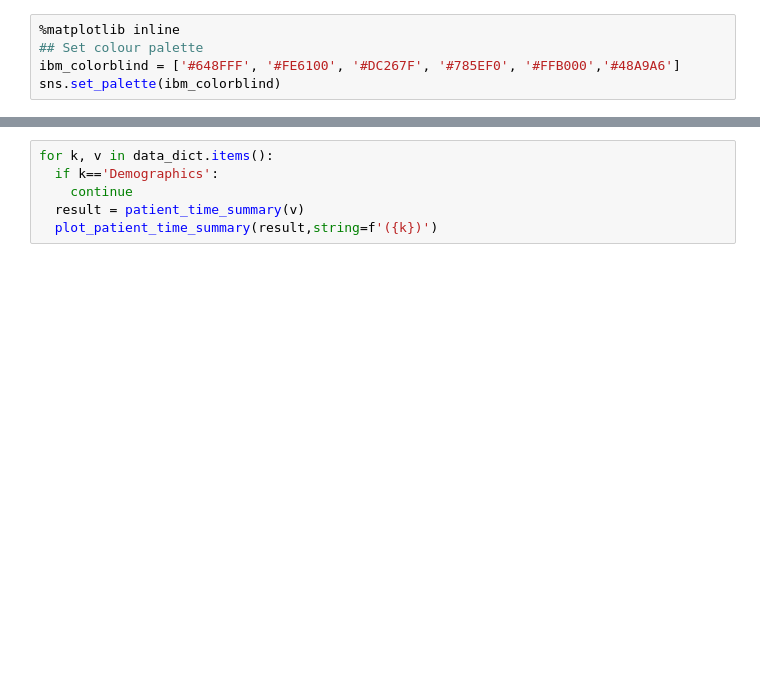
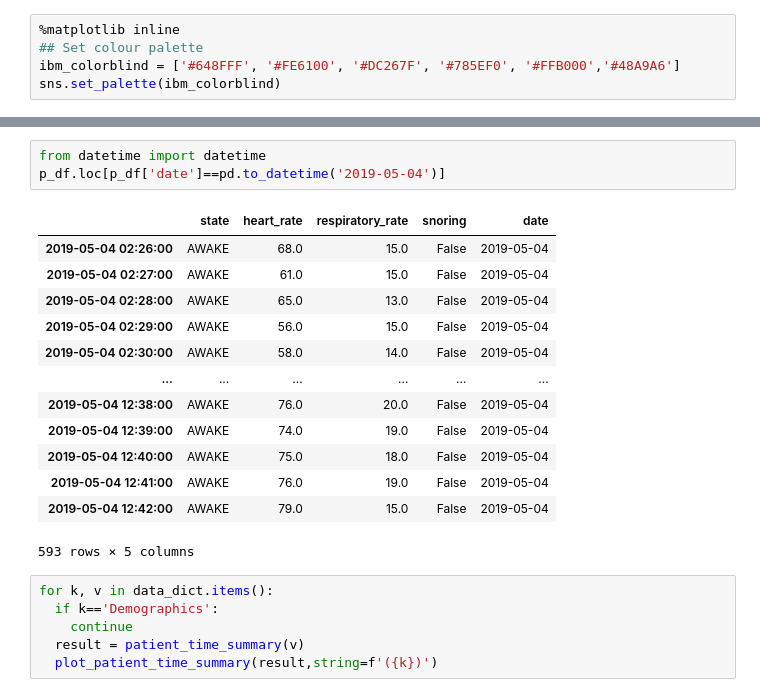
Before and after one commit to gkianfar/S4, a Jupyter notebook: TIHM_data_visualisation.ipynb, the cells around one changed output, grey strips where cells are left out. Drawn from its saved outputs; the diff is of its cells as text; blank space fills up the shorter version.

```diff
--- a/TIHM_data_visualisation.ipynb
+++ b/TIHM_data_visualisation.ipynb
@@ -431,3 +558,20 @@ def plot_patient_time_summary(result, string=''):
+# %%
+from datetime import datetime
+p_df.loc[p_df['date']==pd.to_datetime('2019-05-04')]
+# %% [output]
+|  | state | heart_rate | respiratory_rate | snoring | date |
+| 2019-05-04 02:26:00 | AWAKE | 68.0 | 15.0 | False | 2019-05-04 |
+| 2019-05-04 02:27:00 | AWAKE | 61.0 | 15.0 | False | 2019-05-04 |
+| 2019-05-04 02:28:00 | AWAKE | 65.0 | 13.0 | False | 2019-05-04 |
+| 2019-05-04 02:29:00 | AWAKE | 56.0 | 15.0 | False | 2019-05-04 |
+| 2019-05-04 02:30:00 | AWAKE | 58.0 | 14.0 | False | 2019-05-04 |
+| ... | ... | ... | ... | ... | ... |
+| 2019-05-04 12:38:00 | AWAKE | 76.0 | 20.0 | False | 2019-05-04 |
+| 2019-05-04 12:39:00 | AWAKE | 74.0 | 19.0 | False | 2019-05-04 |
+| 2019-05-04 12:40:00 | AWAKE | 75.0 | 18.0 | False | 2019-05-04 |
+| 2019-05-04 12:41:00 | AWAKE | 76.0 | 19.0 | False | 2019-05-04 |
+| 2019-05-04 12:42:00 | AWAKE | 79.0 | 15.0 | False | 2019-05-04 |
+593 rows × 5 columns
 # %%
 for k, v in data_dict.items():
   if k=='Demographics':
```
Also changed, not shown: parts of 14 cells of this notebook.
